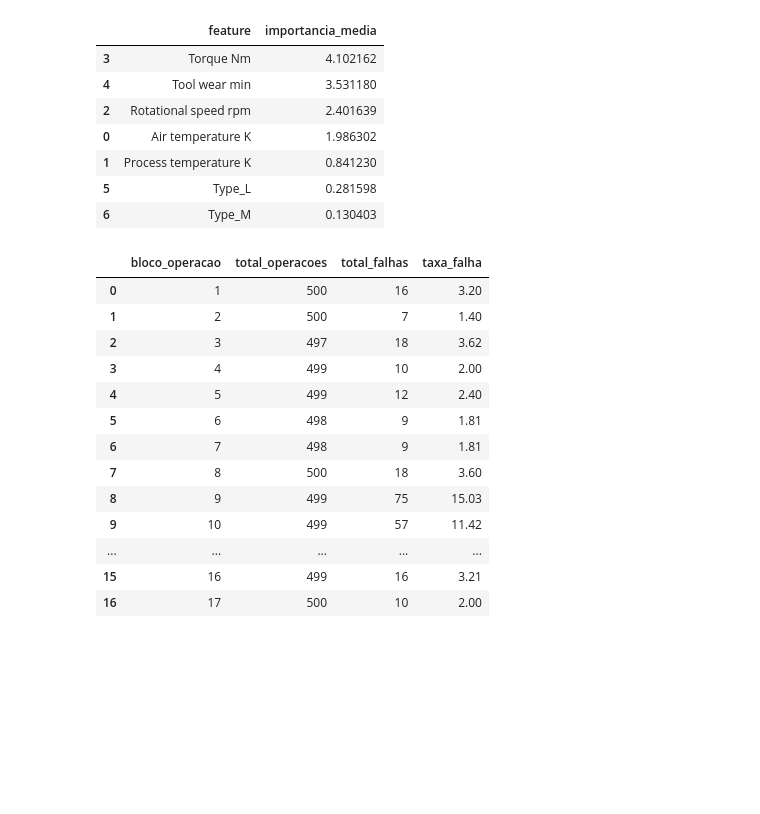
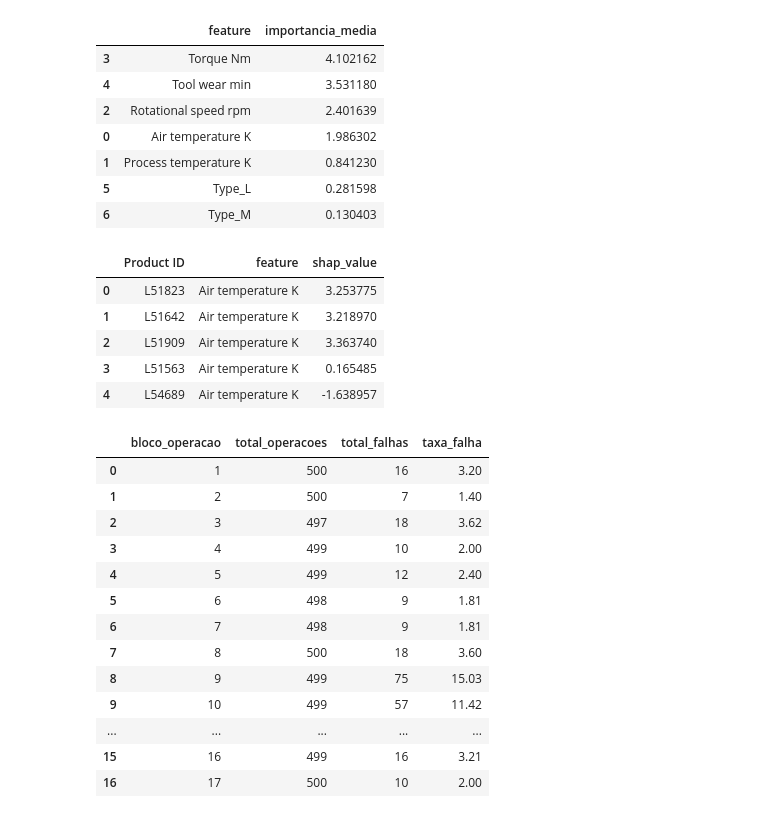
Before and after one commit to SANT0LA/Predictive-Maintenance-Intelligence, a Jupyter notebook: notebooks/05_model_training.ipynb, the cells around one changed output. Saved outputs shown, nothing was run; the diff lists cells and outputs as text; code cells hidden in the pictures; blank space fills up the shorter version.

```diff
--- a/notebooks/05_model_training.ipynb
+++ b/notebooks/05_model_training.ipynb
@@ -1,7 +1,7 @@
 # %%
 import pandas as pd
 # %%
-df = pd.read_csv('data/processed/ai4i2020_clean.csv')
+df = pd.read_csv('../data/processed/ai4i2020_clean.csv')
 df.head()
 # %% [output]
 |  | UDI | Product ID | Type | Air temperature [K] | Process temperature [K] | Rotational speed [rpm] | ... |
@@ -219,8 +219,19 @@ shap.plots.waterfall(shap_values[posicao])
 X_full_encoded = pd.get_dummies(df[feature_cols], columns=['Type'], drop_first=True)
 X_full_encoded.columns = X_full_encoded.columns.str.replace(r'[\[\]<]', '', regex=True)
 
-# gerar probabilidades para todas as máquinas
-proba_full = model_xgb.predict_proba(X_full_encoded)[:, 1]
+# probabilidades out-of-fold: cada linha é prevista por um modelo que NÃO a viu no treino.
+# Usar model_xgb.predict_proba(X_full_encoded) direto vazaria dado, pois 80% dessas linhas
+# fizeram parte do treino de model_xgb e sairiam com probabilidade artificialmente perfeita.
+from sklearn.model_selection import StratifiedKFold, cross_val_predict
+
+cv = StratifiedKFold(n_splits=5, shuffle=True, random_state=42)
+oof_model = XGBClassifier(
+    n_estimators=200,
+    scale_pos_weight=scale_pos_weight,
+    random_state=42,
+    eval_metric='logloss'
+)
+proba_full = cross_val_predict(oof_model, X_full_encoded, y, cv=cv, method='predict_proba')[:, 1]
 
 # montar o dataframe final de risco
 df_risk_final = df[['UDI', 'Product ID', 'Type']].copy()
@@ -262,6 +273,32 @@ importancia
 | 1 | Process temperature K | 0.841230 |
 | 5 | Type_L | 0.281598 |
 | 6 | Type_M | 0.130403 |
+# %%
+# SHAP por operação, para as operações de maior risco (drill-through da Página 4 do dashboard)
+N_TOP = 400
+top_risco = df_powerbi.sort_values('probabilidade_falha', ascending=False).head(N_TOP)
+
+X_top_encoded = pd.get_dummies(df.loc[top_risco.index, feature_cols], columns=['Type'], drop_first=True)
+X_top_encoded.columns = X_top_encoded.columns.str.replace(r'[\[\]<]', '', regex=True)
+X_top_encoded = X_top_encoded.reindex(columns=X_test_clean.columns, fill_value=0)
+
+shap_values_top = explainer(X_top_encoded)
+
+shap_top_df = pd.DataFrame(
+    shap_values_top.values, columns=X_top_encoded.columns, index=top_risco.index
+).join(df[['Product ID']]).melt(
+    id_vars='Product ID', var_name='feature', value_name='shap_value'
+)
+
+shap_top_df.to_csv('../data/processed/shap_values_top.csv', index=False)
+shap_top_df.head()
+# %% [output]
+|  | Product ID | feature | shap_value |
+| 0 | L51823 | Air temperature K | 3.253775 |
+| 1 | L51642 | Air temperature K | 3.218970 |
+| 2 | L51909 | Air temperature K | 3.363740 |
+| 3 | L51563 | Air temperature K | 0.165485 |
+| 4 | L54689 | Air temperature K | -1.638957 |
 # %%
 # Criar blocos de 500 operações (20 blocos no total, para 9973 linhas)
 df_powerbi['bloco_operacao'] = ((df_powerbi['UDI'] - 1) // 500) + 1
```
Also changed, not shown: parts of 5 cells of this notebook, 2 other files.
